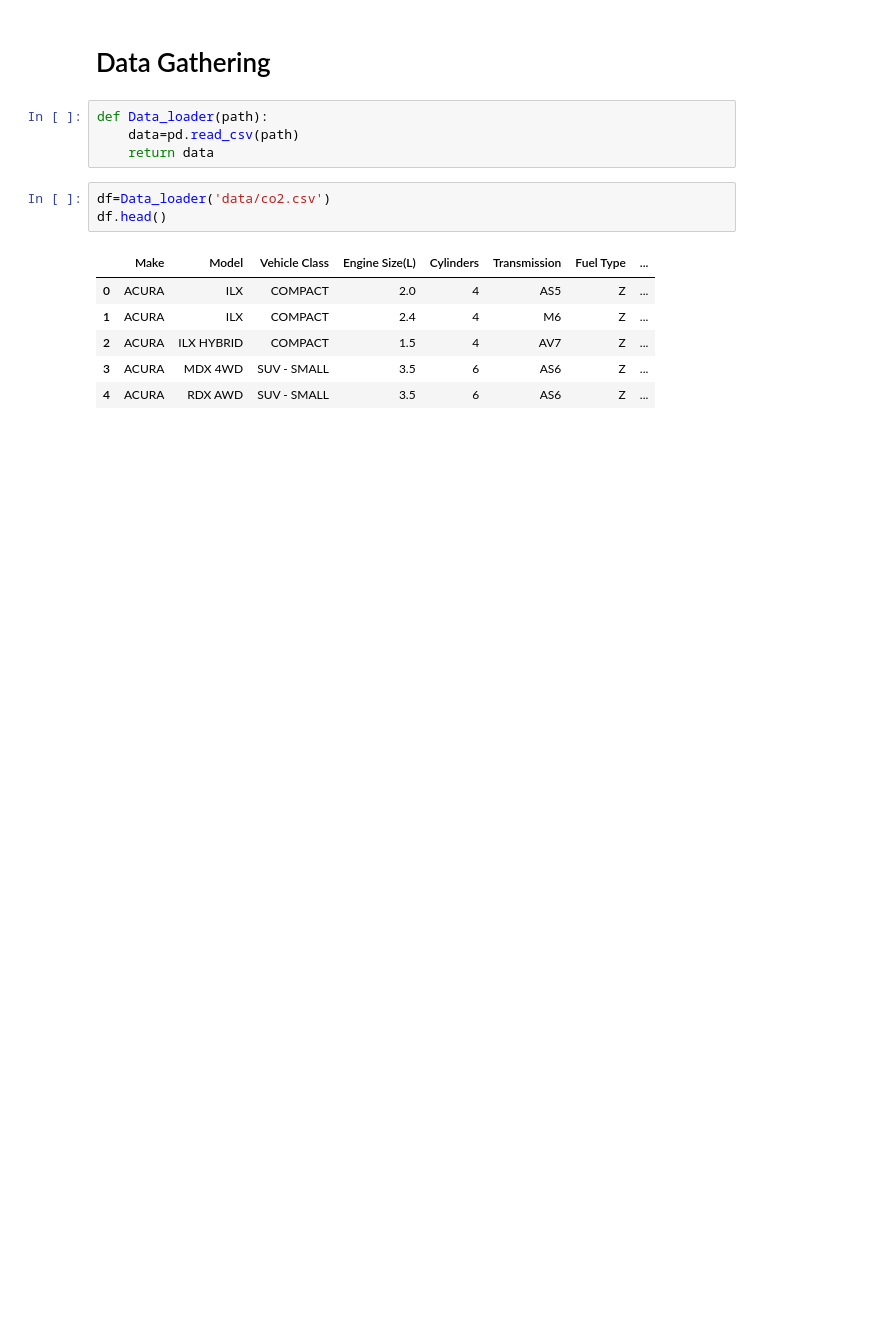
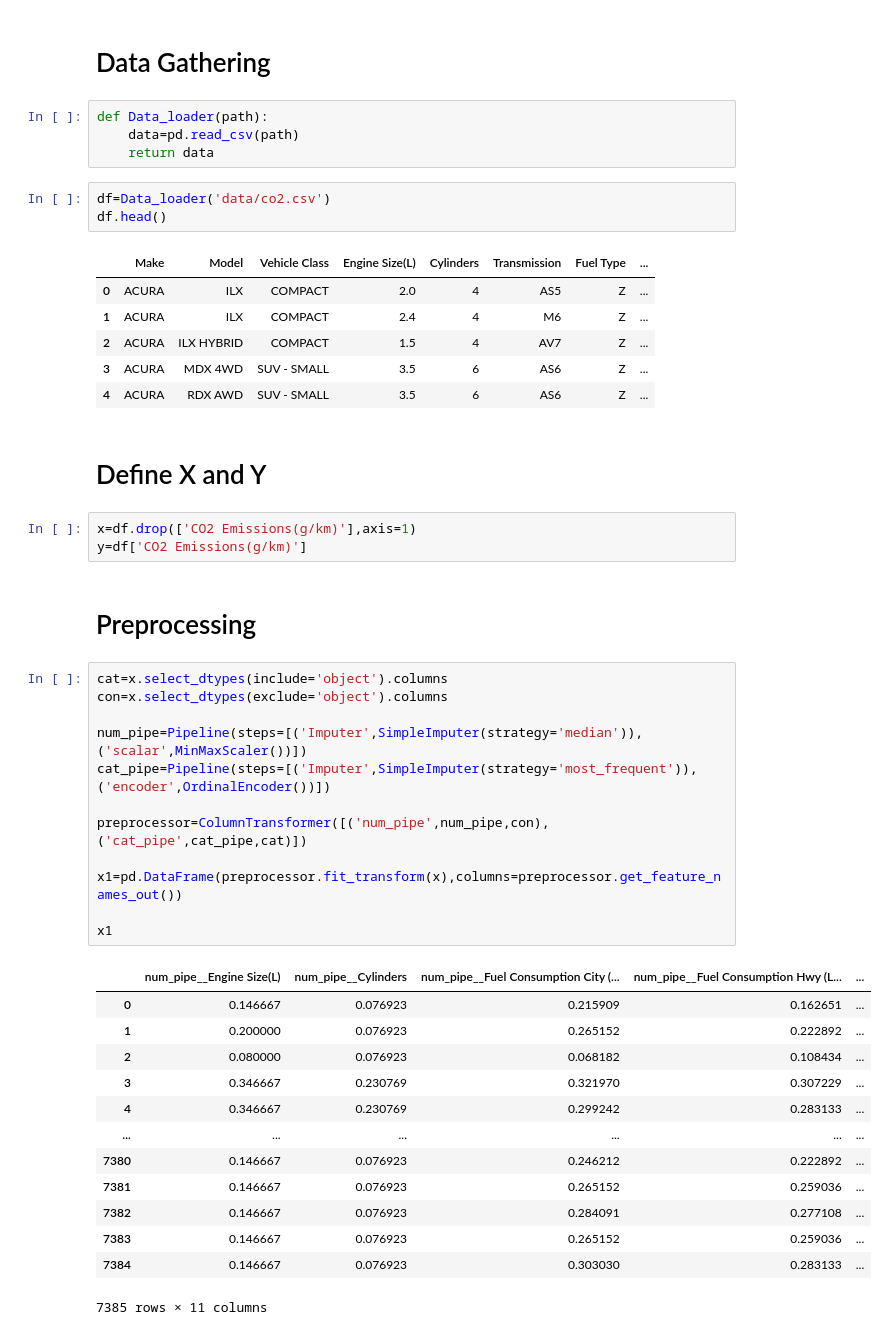
Before and after one commit to dnyaneshs1/CO2-Emission-Prediction, a Jupyter notebook: Project.ipynb, the cells around one changed output. Drawn from its saved outputs; the diff is of its cells as text; blank space fills up the shorter version.

```diff
--- a/Project.ipynb
+++ b/Project.ipynb
@@ -23,3 +39,36 @@ df.head()
 | 2 | ACURA | ILX HYBRID | COMPACT | 1.5 | 4 | AV7 | Z | ... |
 | 3 | ACURA | MDX 4WD | SUV - SMALL | 3.5 | 6 | AS6 | Z | ... |
 | 4 | ACURA | RDX AWD | SUV - SMALL | 3.5 | 6 | AS6 | Z | ... |
+# %% [markdown]
+# Define X and Y
+# %%
+x=df.drop(['CO2 Emissions(g/km)'],axis=1)
+y=df['CO2 Emissions(g/km)']
+# %% [markdown]
+# Preprocessing
+# %%
+cat=x.select_dtypes(include='object').columns
+con=x.select_dtypes(exclude='object').columns
+
+num_pipe=Pipeline(steps=[('Imputer',SimpleImputer(strategy='median')),('scalar',MinMaxScaler())])
+cat_pipe=Pipeline(steps=[('Imputer',SimpleImputer(strategy='most_frequent')),('encoder',OrdinalEncoder())])
+
+preprocessor=ColumnTransformer([('num_pipe',num_pipe,con),('cat_pipe',cat_pipe,cat)])
+
+x1=pd.DataFrame(preprocessor.fit_transform(x),columns=preprocessor.get_feature_names_out())
+
+x1
+# %% [output]
+|  | num_pipe__Engine Size(L) | num_pipe__Cylinders | num_pipe__Fuel Consumption City (... | num_pipe__Fuel Consumption Hwy (L... | ... |
+| 0 | 0.146667 | 0.076923 | 0.215909 | 0.162651 | ... |
+| 1 | 0.200000 | 0.076923 | 0.265152 | 0.222892 | ... |
+| 2 | 0.080000 | 0.076923 | 0.068182 | 0.108434 | ... |
+| 3 | 0.346667 | 0.230769 | 0.321970 | 0.307229 | ... |
+| 4 | 0.346667 | 0.230769 | 0.299242 | 0.283133 | ... |
+| ... | ... | ... | ... | ... | ... |
+| 7380 | 0.146667 | 0.076923 | 0.246212 | 0.222892 | ... |
+| 7381 | 0.146667 | 0.076923 | 0.265152 | 0.259036 | ... |
+| 7382 | 0.146667 | 0.076923 | 0.284091 | 0.277108 | ... |
+| 7383 | 0.146667 | 0.076923 | 0.265152 | 0.259036 | ... |
+| 7384 | 0.146667 | 0.076923 | 0.303030 | 0.283133 | ... |
+7385 rows × 11 columns
```
Also changed, not shown: parts of 24 cells of this notebook, 3 other files.
